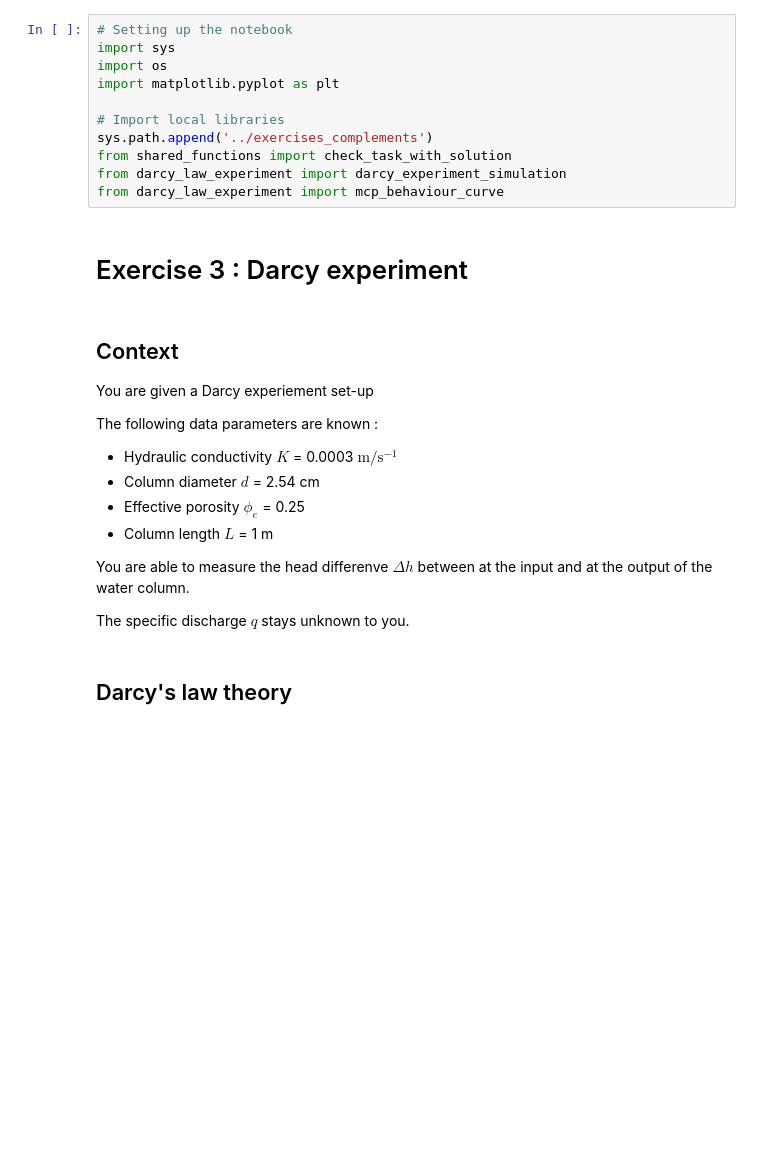
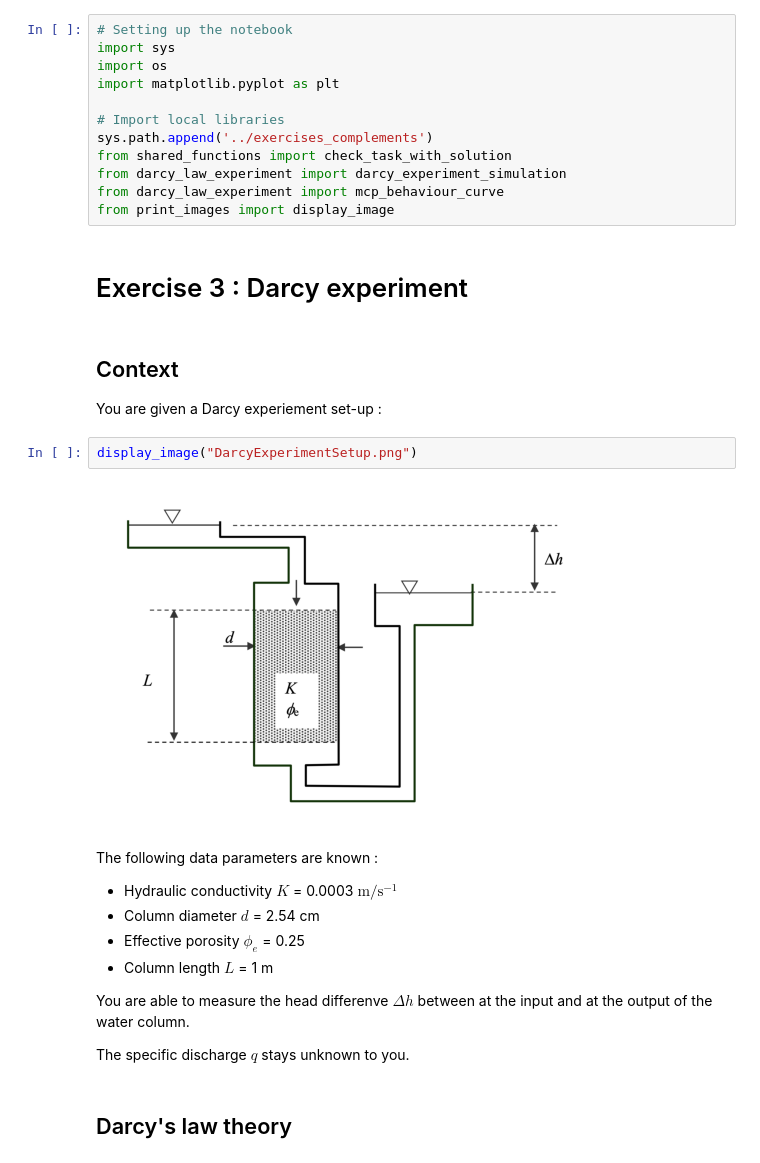
Before and after one commit to mabesa/applied_groundwater_modelling, a Jupyter notebook: exercise03/exercise03.ipynb, the cells around one changed output. Cells and saved outputs as stored; diff of their text form; blank space fills up the shorter version.

```diff
--- a/exercise03/exercise03.ipynb
+++ b/exercise03/exercise03.ipynb
@@ -9,14 +9,19 @@ sys.path.append('../exercises_complements')
 from shared_functions import check_task_with_solution
 from darcy_law_experiment import darcy_experiment_simulation
 from darcy_law_experiment import mcp_behaviour_curve
+from print_images import display_image
 # %% [markdown]
 # Exercise 3 : Darcy experiment
+# %% [markdown]
+
+## Context
+
+You are given a Darcy experiement set-up :
+# %%
+display_image("DarcyExperimentSetup.png")
+# %% [output]
+[figure, added]
 # %% [markdown]
-
-## Context
-
-You are given a Darcy experiement set-up
-
 The following data parameters are known :
 - Hydraulic conductivity $K$ = 0.0003 $\text{m}/\text{s}^{-1}$
 - Column diameter $d$ = 2.54 cm
```
Also changed, not shown: parts of 3 cells of this notebook, 3 other files.
